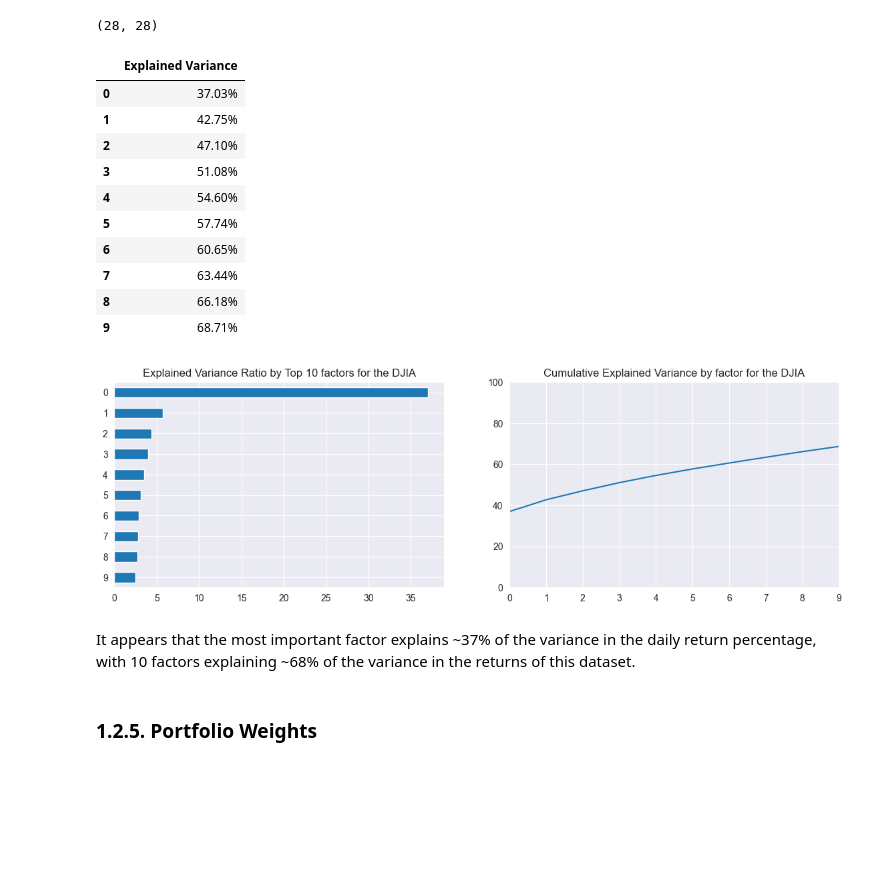
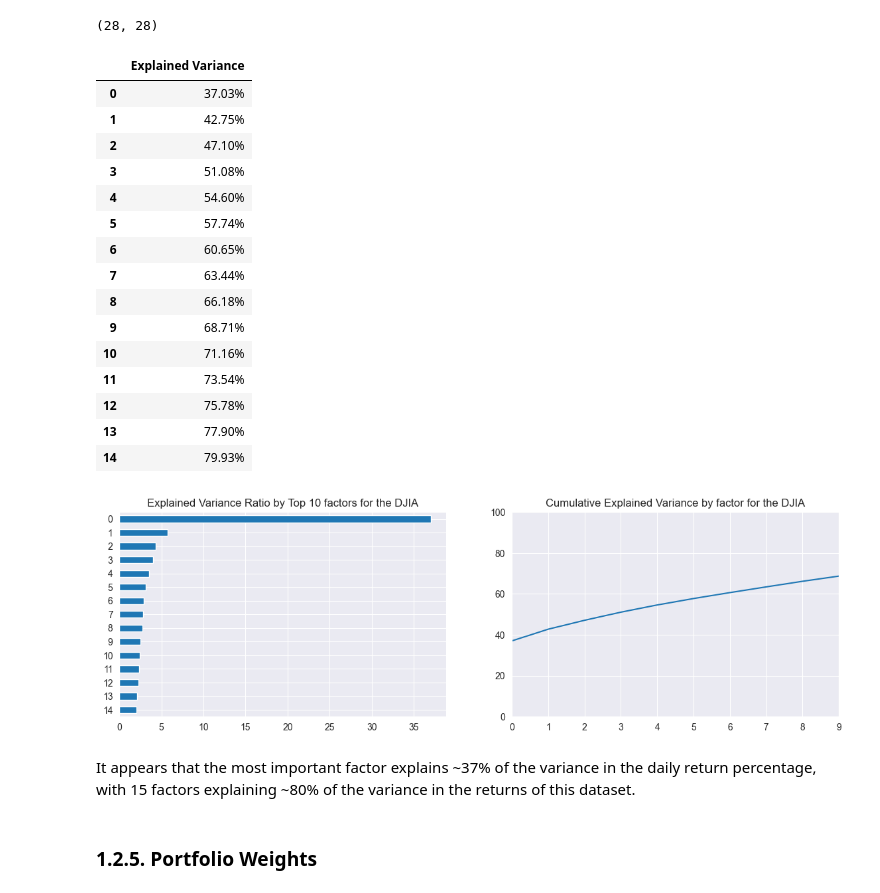
Before and after one commit to MJ-Peters/ADFT-Portfolio-Management-Coursework, a Jupyter notebook: CD22398.ipynb, the cells around one changed output. Cells and saved outputs as stored; diff of their text form; code cells hidden in the pictures; blank space fills up the shorter version.

```diff
--- a/CD22398.ipynb
+++ b/CD22398.ipynb
@@ -419,30 +419,35 @@ print(djia_pca.components_.shape)
 # %% [output]
 (28, 28)
 # %%
-NumEigenvalues=10
+NumEigenvalues = 15
 fig, axes = plt.subplots(ncols=2, figsize=(14,4))
 djia_Series1 = pd.Series(djia_pca.explained_variance_ratio_[:NumEigenvalues]).sort_values()*100
 djia_Series2 = pd.Series(djia_pca.explained_variance_ratio_[:NumEigenvalues]).cumsum()*100
 djia_Series1.plot.barh(ylim=(0,9), label="woohoo",title="Explained Variance Ratio by Top 10 factors for the DJIA", ax=axes[0]);
 djia_Series2.plot(ylim=(0,100),xlim=(0,9),ax=axes[1], title="Cumulative Explained Variance by factor for the DJIA");
 
 # explained_variance
 pd.Series(np.cumsum(djia_pca.explained_variance_ratio_)).to_frame("Explained Variance").head(NumEigenvalues).style.format("{:,.2%}".format)
 # %% [output]
 |  | Explained Variance |
 | 0 | 37.03% |
 | 1 | 42.75% |
 | 2 | 47.10% |
 | 3 | 51.08% |
 | 4 | 54.60% |
 | 5 | 57.74% |
 | 6 | 60.65% |
 | 7 | 63.44% |
 | 8 | 66.18% |
 | 9 | 68.71% |
+| 10 | 71.16% |
+| 11 | 73.54% |
+| 12 | 75.78% |
+| 13 | 77.90% |
+| 14 | 79.93% |
-[figure, old version]
+[figure, new version]
 # %% [markdown]
-It appears that the most important factor explains ~37% of the variance in the daily return percentage, with 10 factors explaining ~68% of the variance in the returns of this dataset.
+It appears that the most important factor explains ~37% of the variance in the daily return percentage, with 15 factors explaining ~80% of the variance in the returns of this dataset.
 # %% [markdown]
 ### 1.2.5. Portfolio Weights
 # %%
```
Also changed, not shown: parts of 2 cells of this notebook.
